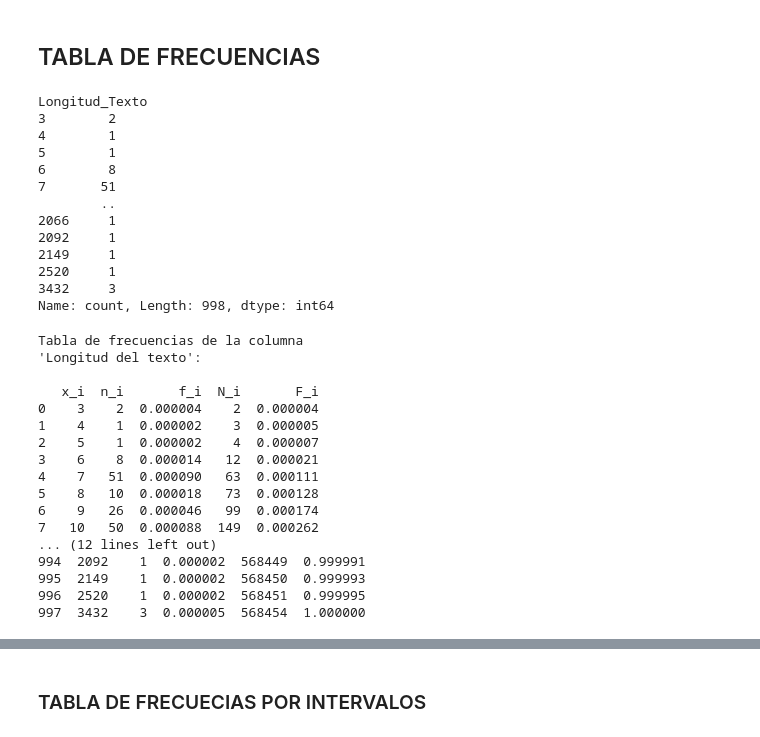
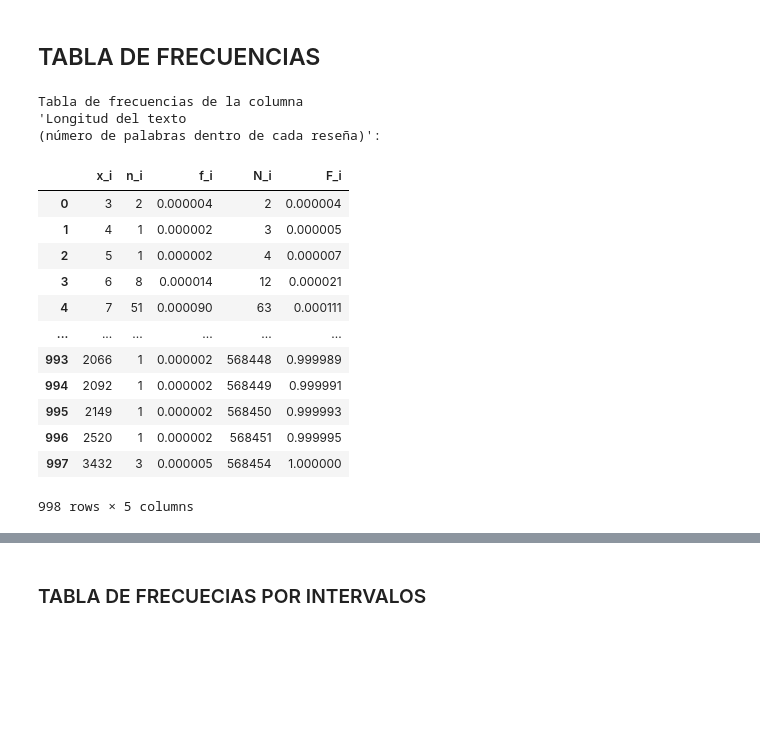
Before and after one commit to ednavivianasegura/Curso_PLN, a Jupyter notebook: PLN_EDNA.ipynb, the cells around one changed output, grey strips where cells are left out. Cells and saved outputs as stored; diff of their text form; code cells hidden in the pictures; blank space fills up the shorter version.

```diff
--- a/PLN_EDNA.ipynb
+++ b/PLN_EDNA.ipynb
@@ -86,0 +115,3 @@ import numpy as np
+# %%
+# @title
+df = pd.read_csv('/content/Reviews.csv')
@@ -102,8 +145,3 @@ def group_by_sturges(df, column):
 def marca_de_clase(intervalo):
     limite_inferior, limite_superior = map(float, intervalo.strip("[]()").split('-'))
     return (limite_inferior + limite_superior) / 2
-# %%
-df = pd.read_csv('/content/Curso_PLN/Reviews.csv')
-# df.head()
-df2=df.loc[:6,['Id','Score', 'Summary', 'Text']]
-df2.head()
@@ -129,65 +160,48 @@ df2.head()
 | 4 | 5 | 5 | Great taffy | Great taffy at a great price. The... | 27 |
 # %% [markdown]
 ## TABLA DE FRECUENCIAS
-# %%
-#Creamos la tabla de frecuencias de la variable "longitud de palabras":
-
-frecuencias_long = df['Longitud_Texto'].value_counts()
-frecuencias_long = frecuencias_long.sort_index()
-frecuencias_long
-# %% [output]
-Longitud_Texto
-3        2
-4        1
-5        1
-6        8
-7       51
-        ..
-2066     1
-2092     1
-2149     1
-2520     1
-3432     3
-Name: count, Length: 998, dtype: int64
 # %%
+# @title
+#Creamos la tabla de frecuencias de la variable "longitud de palabras":
+
+frecuencias_long = df['Longitud_Texto'].value_counts()
+frecuencias_long = frecuencias_long.sort_index()
+
 # Calcular la frecuencia relativa
 frecuencias_relativas = frecuencias_long / len(df)
 
 # Calcular las frecuencias acumuladas
 frecuencias_acumuladas = frecuencias_long.cumsum()
 
 # Calcular la frecuencia relativa acumulada
 frecuencias_relativas_acum = frecuencias_acumuladas / len(df)
 
 # Crear DataFrame con las frecuencias
 tabla_frecuencias = pd.DataFrame({
     'x_i': frecuencias_long.index,
     'n_i': frecuencias_long.values,
     'f_i': frecuencias_relativas.values,
     'N_i':frecuencias_acumuladas.values,
     'F_i':frecuencias_relativas_acum.values
 })
 
 
-print("Tabla de frecuencias de la columna\n'Longitud del texto':\n")
-print(tabla_frecuencias.head(10))
-print(".\n.\n.")
-print(tabla_frecuencias.tail(10))
+print("Tabla de frecuencias de la columna\n'Longitud del texto\n(número de palabras dentro de cada reseña)':\n")
+display(tabla_frecuencias)
 # %% [output]
 Tabla de frecuencias de la columna
-'Longitud del texto':
-
-   x_i  n_i       f_i  N_i       F_i
-0    3    2  0.000004    2  0.000004
-1    4    1  0.000002    3  0.000005
-2    5    1  0.000002    4  0.000007
-3    6    8  0.000014   12  0.000021
-4    7   51  0.000090   63  0.000111
-5    8   10  0.000018   73  0.000128
-6    9   26  0.000046   99  0.000174
-7   10   50  0.000088  149  0.000262
-... (12 lines left out)
-994  2092    1  0.000002  568449  0.999991
-995  2149    1  0.000002  568450  0.999993
-996  2520    1  0.000002  568451  0.999995
-997  3432    3  0.000005  568454  1.000000
+'Longitud del texto
+(número de palabras dentro de cada reseña)':
+|  | x_i | n_i | f_i | N_i | F_i |
+| 0 | 3 | 2 | 0.000004 | 2 | 0.000004 |
+| 1 | 4 | 1 | 0.000002 | 3 | 0.000005 |
+| 2 | 5 | 1 | 0.000002 | 4 | 0.000007 |
+| 3 | 6 | 8 | 0.000014 | 12 | 0.000021 |
+| 4 | 7 | 51 | 0.000090 | 63 | 0.000111 |
+| ... | ... | ... | ... | ... | ... |
+| 993 | 2066 | 1 | 0.000002 | 568448 | 0.999989 |
+| 994 | 2092 | 1 | 0.000002 | 568449 | 0.999991 |
+| 995 | 2149 | 1 | 0.000002 | 568450 | 0.999993 |
+| 996 | 2520 | 1 | 0.000002 | 568451 | 0.999995 |
+| 997 | 3432 | 3 | 0.000005 | 568454 | 1.000000 |
+998 rows × 5 columns
```
Also changed, not shown: parts of 40 cells of this notebook.
